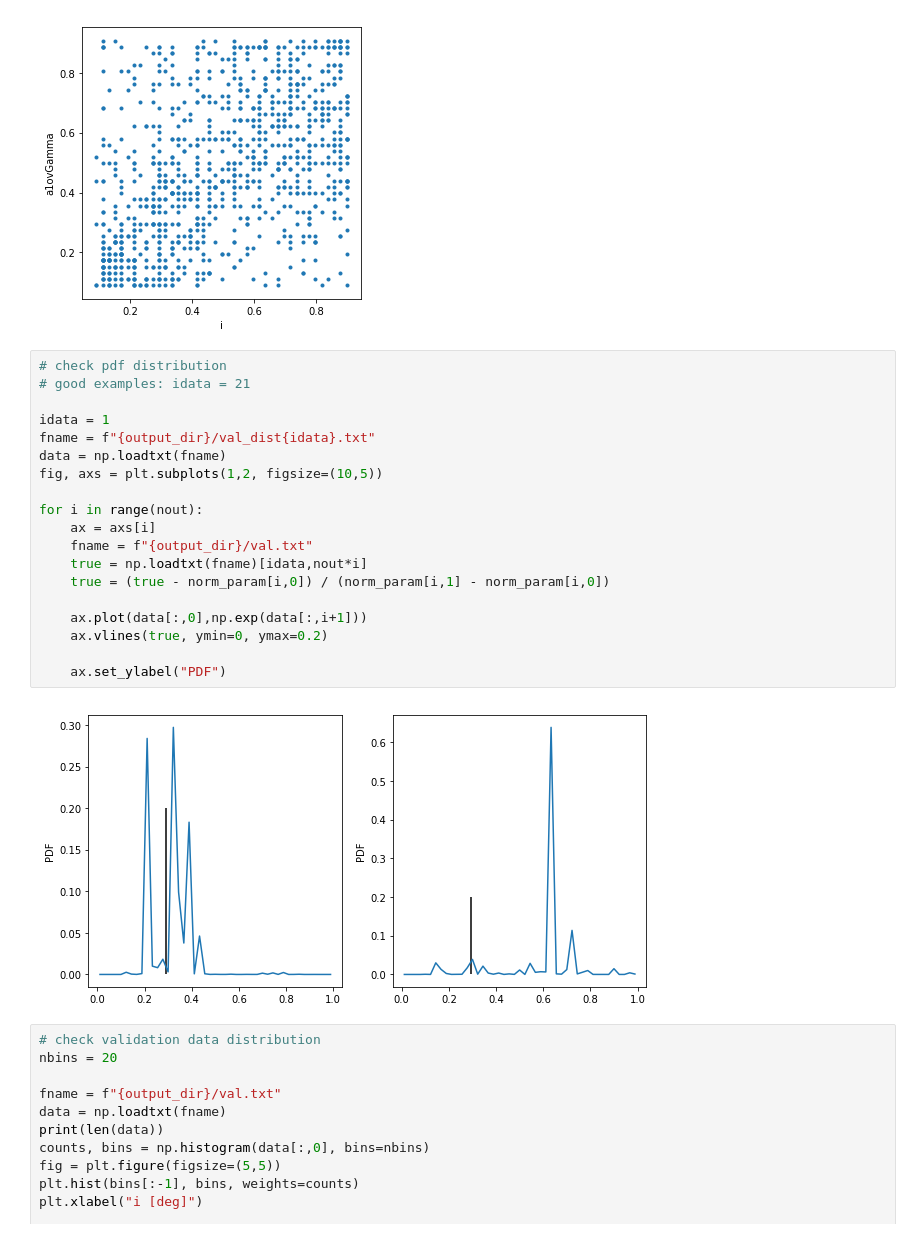
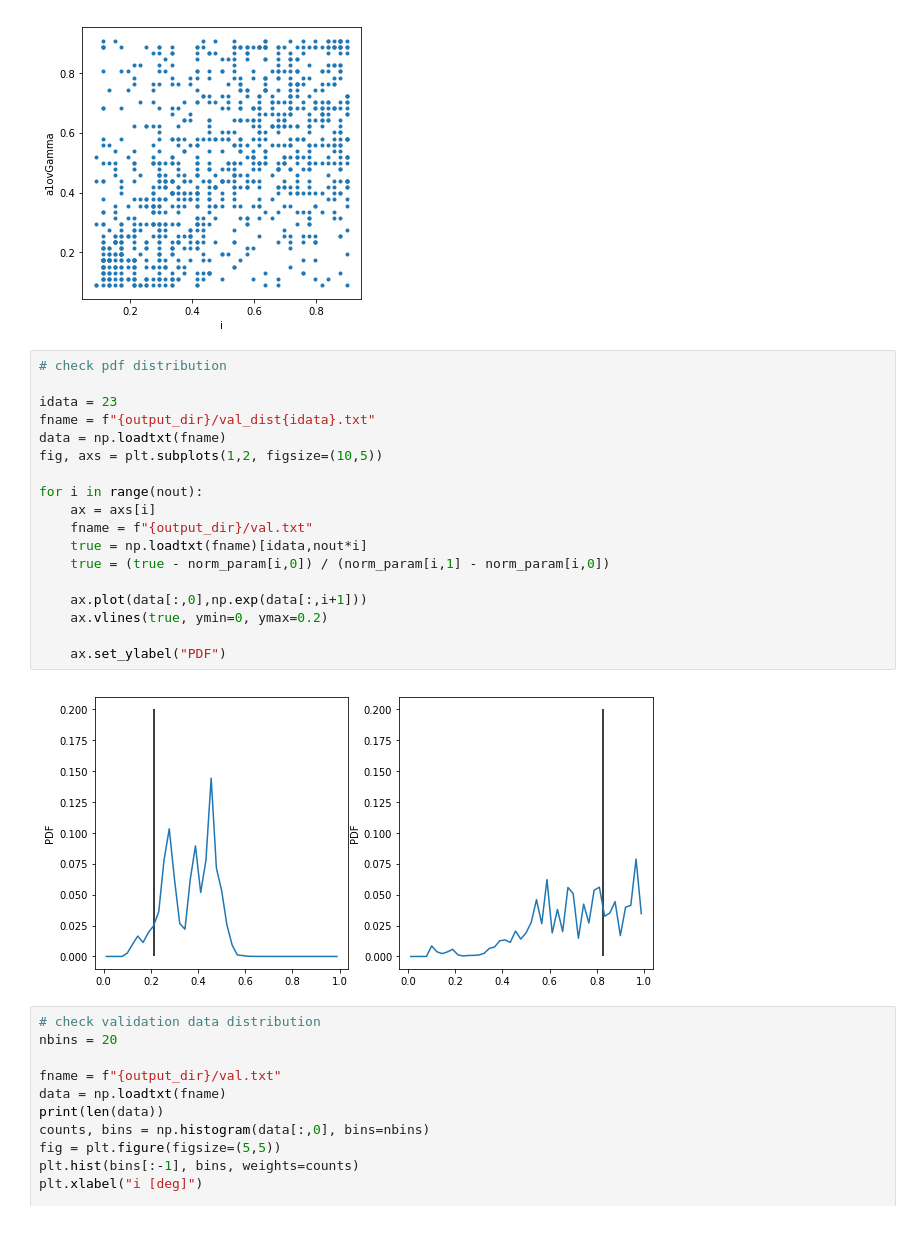
Before and after one commit to knmoriwaki/Asteroseismology, a Jupyter notebook: plot.ipynb, the cells around one changed output. Saved outputs shown, nothing was run; the diff lists cells and outputs as text.

```diff
--- a/plot.ipynb
+++ b/plot.ipynb
@@ -103,25 +92,24 @@ Text(0, 0.5, 'a1ovGamma')
 [figure]
 # %%
 # check pdf distribution
-# good examples: idata = 21
 
-idata = 1
+idata = 23
 fname = f"{output_dir}/val_dist{idata}.txt"
 data = np.loadtxt(fname)
 fig, axs = plt.subplots(1,2, figsize=(10,5))
 
 for i in range(nout):
     ax = axs[i]
     fname = f"{output_dir}/val.txt"
     true = np.loadtxt(fname)[idata,nout*i]
     true = (true - norm_param[i,0]) / (norm_param[i,1] - norm_param[i,0])
 
     ax.plot(data[:,0],np.exp(data[:,i+1]))
     ax.vlines(true, ymin=0, ymax=0.2)
 
     ax.set_ylabel("PDF")
 # %% [output]
-[figure, old version]
+[figure, new version]
 # %%
 # check validation data distribution
 nbins = 20
```
Also changed, not shown: parts of 3 cells of this notebook, 9 other files.
